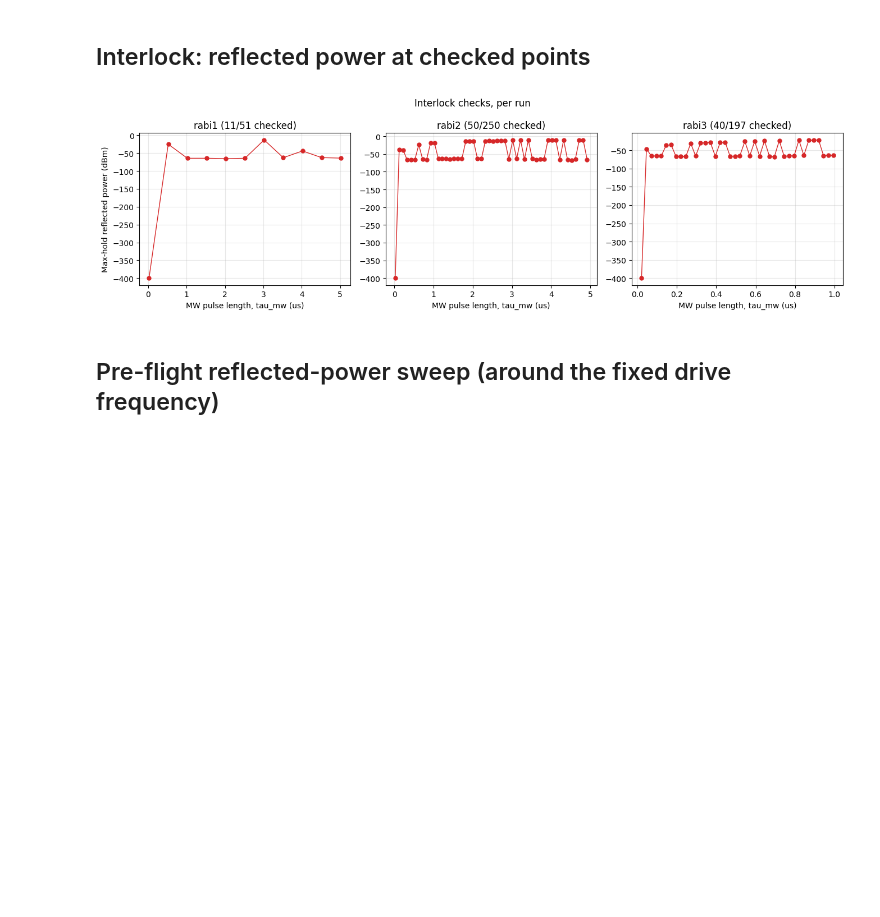
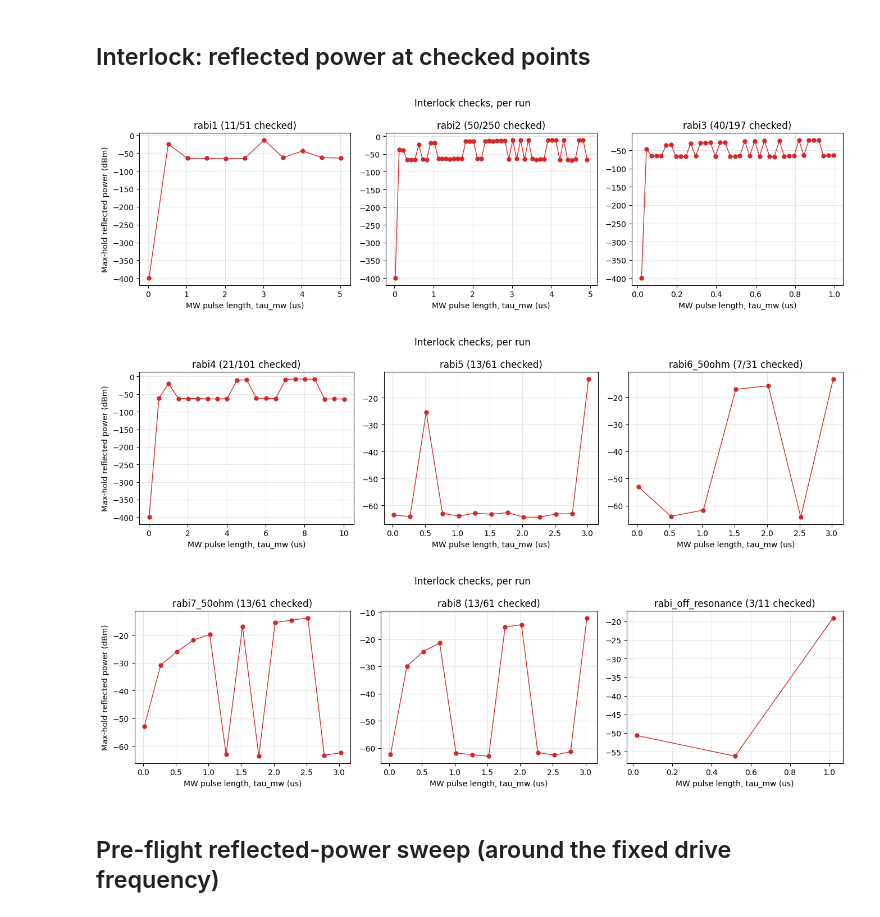
Before and after one commit to meimei2027/diamonds, a Jupyter notebook: experiment/rabi_result.ipynb, the cells around one changed output. Saved outputs shown, nothing was run; the diff lists cells and outputs as text; code cells hidden in the pictures; blank space fills up the shorter version.

```diff
--- a/experiment/rabi_result.ipynb
+++ b/experiment/rabi_result.ipynb
@@ -89,23 +135,26 @@ plt.show()
 # %% [markdown]
 ## Interlock: reflected power at checked points
 # %%
-n_runs = len(runs)
-fig, axes = plt.subplots(1, n_runs, figsize=(4.5 * n_runs, 4), squeeze=False)
-axes = axes[0]
+for group in chunked_runs():
+    n_runs = len(group)
+    fig, axes = plt.subplots(1, n_runs, figsize=(4.5 * n_runs, 4), squeeze=False)
+    axes = axes[0]
 
-for col, (file_name, d) in enumerate(runs.items()):
-    checked = ~np.isnan(d["reflected_dbm"])
-    axes[col].plot(d["mw_us"][checked], d["reflected_dbm"][checked], "o-", ms=5, lw=1, color="tab:red")
-    axes[col].set_xlabel("MW pulse length, tau_mw (us)")
-    axes[col].set_title(f"{file_name} ({checked.sum()}/{len(d['mw_us'])} checked)")
-    axes[col].grid(alpha=0.3)
+    for col, (file_name, d) in enumerate(group):
+        checked = ~np.isnan(d["reflected_dbm"])
+        axes[col].plot(d["mw_us"][checked], d["reflected_dbm"][checked], "o-", ms=5, lw=1, color="tab:red")
+        axes[col].set_xlabel("MW pulse length, tau_mw (us)")
+        axes[col].set_title(f"{file_name} ({checked.sum()}/{len(d['mw_us'])} checked)")
+        axes[col].grid(alpha=0.3)
 
-axes[0].set_ylabel("Max-hold reflected power (dBm)")
-fig.suptitle("Interlock checks, per run")
-plt.tight_layout()
-plt.show()
+    axes[0].set_ylabel("Max-hold reflected power (dBm)")
+    fig.suptitle("Interlock checks, per run")
+    plt.tight_layout()
+    plt.show()
 # %% [output]
 [figure]
+[figure, added]
+[figure, added]
 # %% [markdown]
 ## Pre-flight reflected-power sweep (around the fixed drive frequency)
 # %%
```
Also changed, not shown: parts of 5 cells of this notebook, 5 other files.
